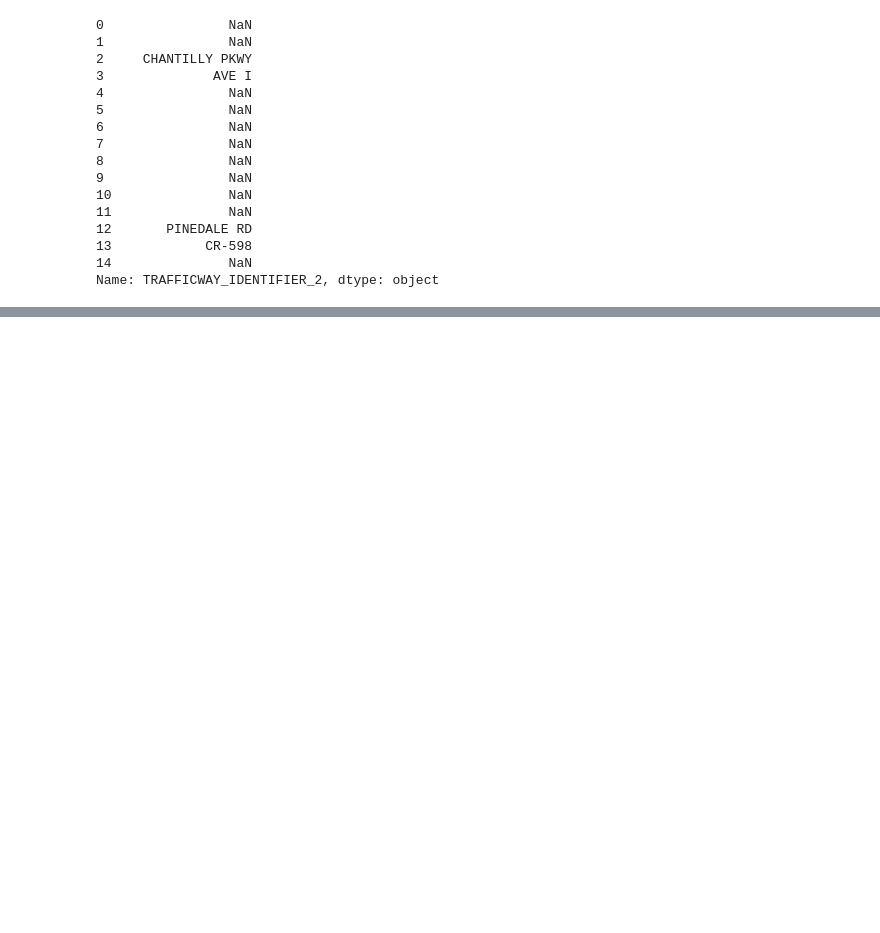
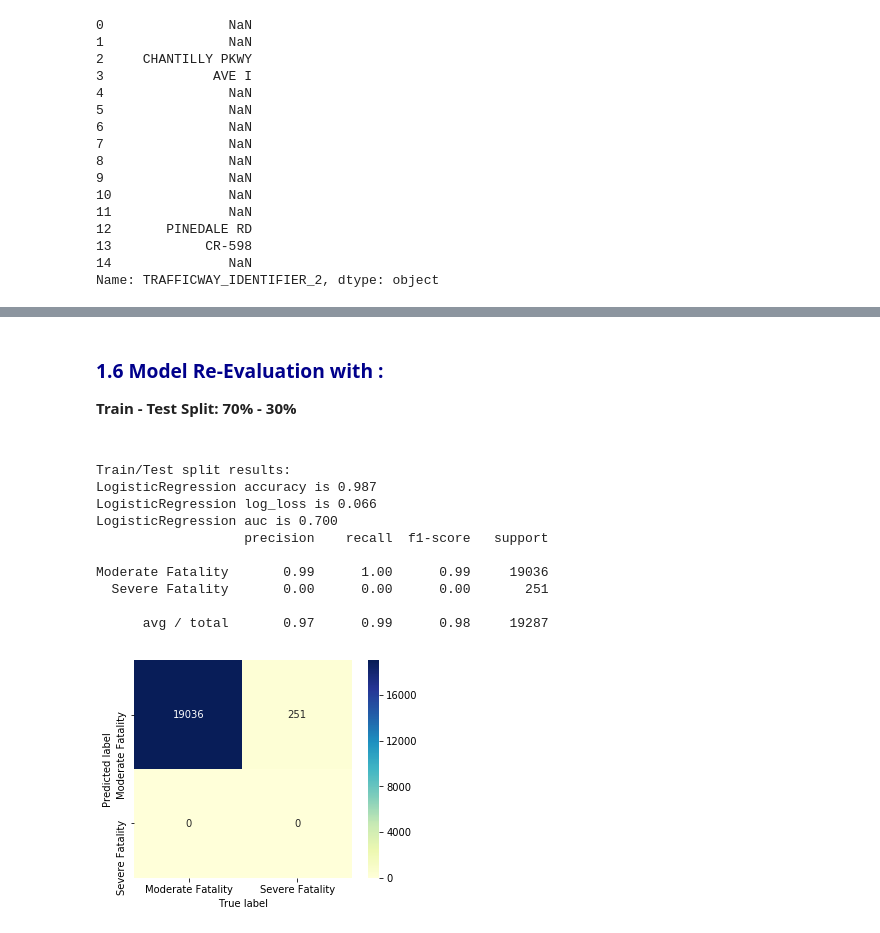
Before and after one commit to vidhishah22/Large_Scale_Analytics, a Jupyter notebook: Patterns involved in Traffic Accidents_v2.ipynb, the cells around one changed output, grey strips where cells are left out. Drawn from its saved outputs; the diff is of its cells as text; code cells hidden in the pictures; blank space fills up the shorter version.

```diff
--- a/Patterns involved in Traffic Accidents_v2.ipynb
+++ b/Patterns involved in Traffic Accidents_v2.ipynb
@@ -640,0 +1107,41 @@ plt.show()
+# %% [markdown]
+### <font color='darkblue'>1.6 Model Re-Evaluation with :</font><br>
+<b>Train - Test Split: 70% - 30%</b><br><br>
+# %%
+
+X_train_2, X_test_2, y_train_2, y_test_2 = train_test_split(X, y, test_size=0.3, random_state=2)
+
+logreg_2 = LogisticRegression()
+logreg_2.fit(X_train_2, y_train_2)
+y_pred_2 = logreg_2.predict(X_test_2)
+
+y_pred_proba_2 = logreg_2.predict_proba(X_test_2)[:, 1]
+[fpr_2, tpr_2, thr_2] = roc_curve(y_test_2, y_pred_proba_2)
+
+print('Train/Test split results:')
+print("LogisticRegression accuracy is %2.3f" % accuracy_score(y_test_2, y_pred_2))
+print("LogisticRegression log_loss is %2.3f" % log_loss(y_test_2, y_pred_proba_2))
+print("LogisticRegression auc is %2.3f" % auc(fpr_2, tpr_2))
+
+## Take a look at the confusion matrix ([TN,FN],[FP,TP])
+mat_lr2 = confusion_matrix(y_test_2, y_pred_2)
+sns.heatmap(mat_lr2.T, square=True, annot=True, fmt='d', cbar=True,cmap="YlGnBu",
+            xticklabels=target_no_of_fatals,
+            yticklabels=target_no_of_fatals)
+plt.xlabel('True label')
+plt.ylabel('Predicted label');
+
+
+print(classification_report(y_test_2, y_pred_2,target_names=target_no_of_fatals))
+# %% [output]
+Train/Test split results:
+LogisticRegression accuracy is 0.987
+LogisticRegression log_loss is 0.066
+LogisticRegression auc is 0.700
+                   precision    recall  f1-score   support
+
+Moderate Fatality       0.99      1.00      0.99     19036
+  Severe Fatality       0.00      0.00      0.00       251
+
+      avg / total       0.97      0.99      0.98     19287
+[figure, added]
```
Also changed, not shown: parts of 150 cells of this notebook.
